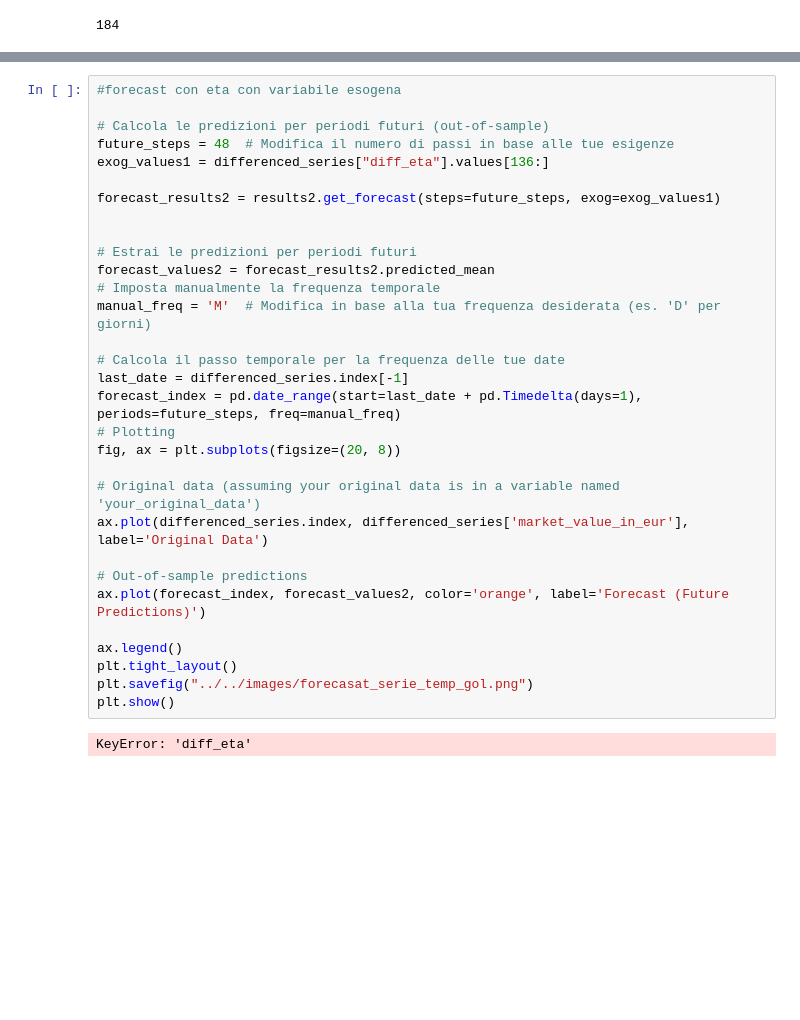
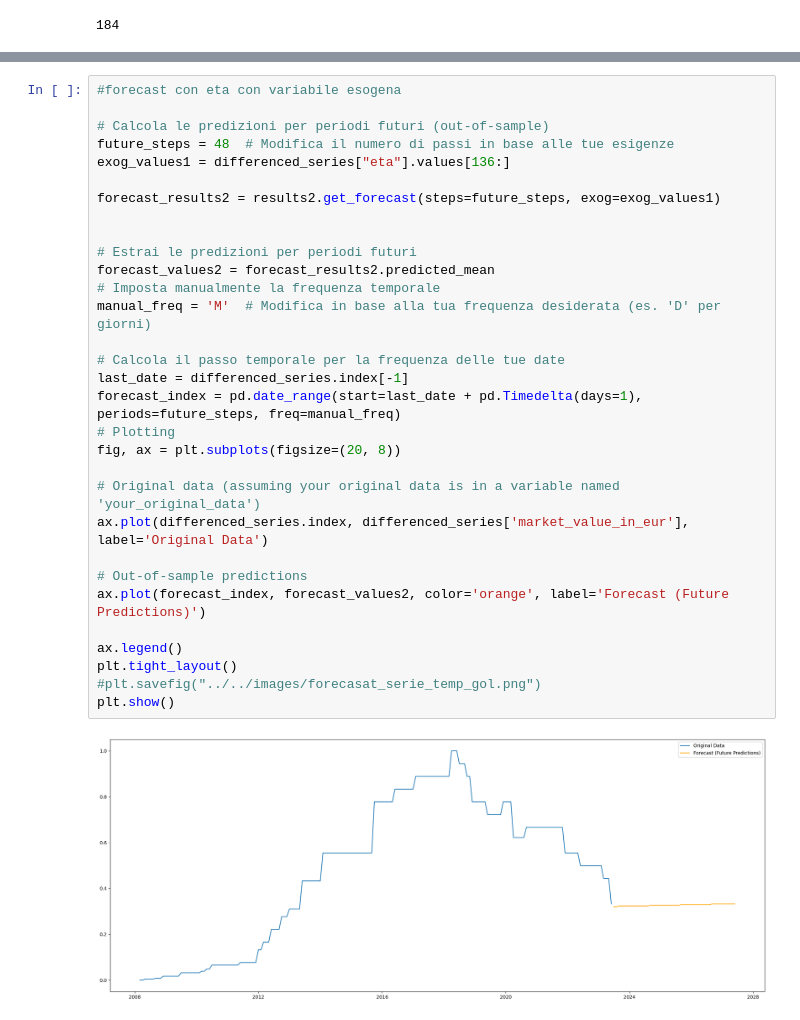
Before and after one commit to MikDR/DataScience-Python, a Jupyter notebook: codice/serie_temp/serie_per_giocatore.ipynb, the cells around one changed output, grey strips where cells are left out. Saved outputs shown, nothing was run; the diff lists cells and outputs as text; blank space fills up the shorter version.

```diff
--- a/codice/serie_temp/serie_per_giocatore.ipynb
+++ b/codice/serie_temp/serie_per_giocatore.ipynb
@@ -649,36 +649,36 @@ plt.show()
 # %%
 #forecast con eta con variabile esogena
 
 # Calcola le predizioni per periodi futuri (out-of-sample)
 future_steps = 48  # Modifica il numero di passi in base alle tue esigenze
-exog_values1 = differenced_series["diff_eta"].values[136:]
+exog_values1 = differenced_series["eta"].values[136:]
 
 forecast_results2 = results2.get_forecast(steps=future_steps, exog=exog_values1)
 
 
 # Estrai le predizioni per periodi futuri
 forecast_values2 = forecast_results2.predicted_mean
 # Imposta manualmente la frequenza temporale
 manual_freq = 'M'  # Modifica in base alla tua frequenza desiderata (es. 'D' per giorni)
 
 # Calcola il passo temporale per la frequenza delle tue date
 last_date = differenced_series.index[-1]
 forecast_index = pd.date_range(start=last_date + pd.Timedelta(days=1), periods=future_steps, freq=manual_freq)
 # Plotting
 fig, ax = plt.subplots(figsize=(20, 8))
 
 # Original data (assuming your original data is in a variable named 'your_original_data')
 ax.plot(differenced_series.index, differenced_series['market_value_in_eur'], label='Original Data')
 
 # Out-of-sample predictions
 ax.plot(forecast_index, forecast_values2, color='orange', label='Forecast (Future Predictions)')
 
 ax.legend()
 plt.tight_layout()
-plt.savefig("../../images/forecasat_serie_temp_gol.png")
+#plt.savefig("../../images/forecasat_serie_temp_gol.png")
 plt.show()
 # %% [output]
-KeyError: 'diff_eta'
+[figure, added]
 # %%
 # Calcola le predizioni per periodi futuri (out-of-sample)
 future_steps = 48  # Modifica il numero di passi in base alle tue esigenze
```
Also changed, not shown: parts of 5 cells of this notebook.
